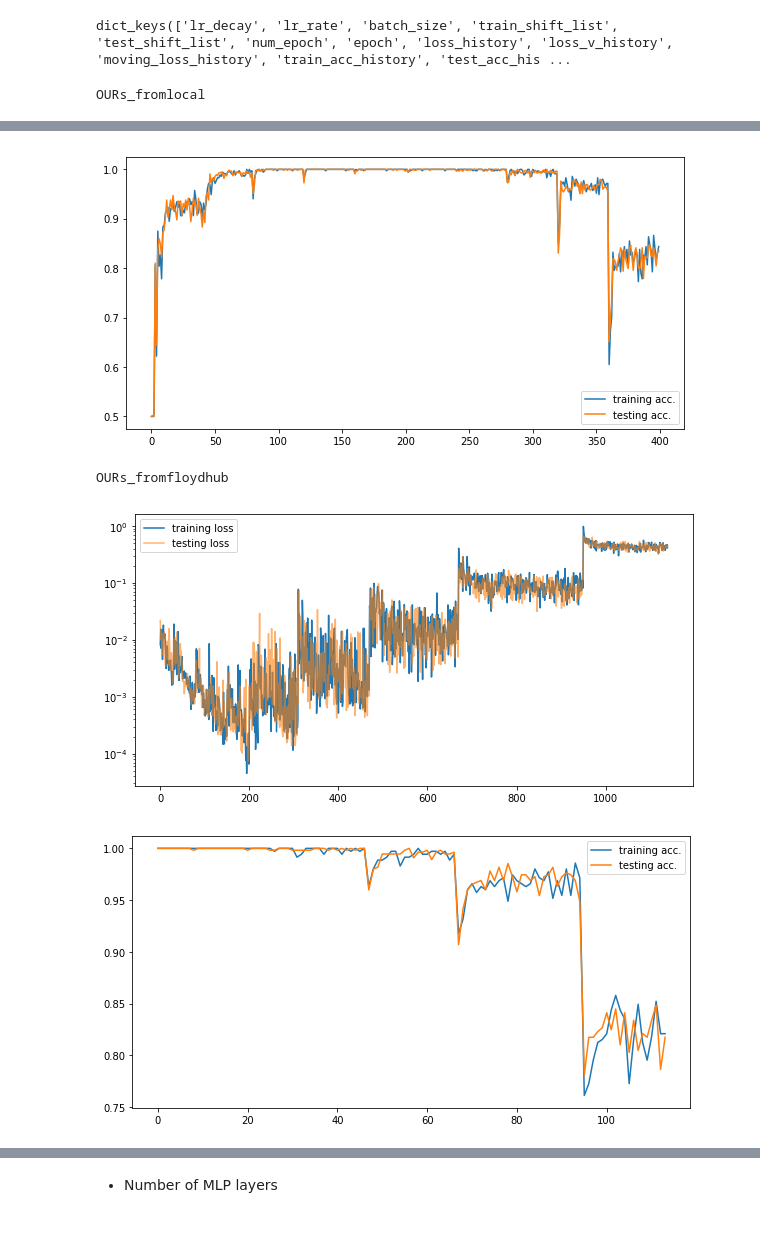
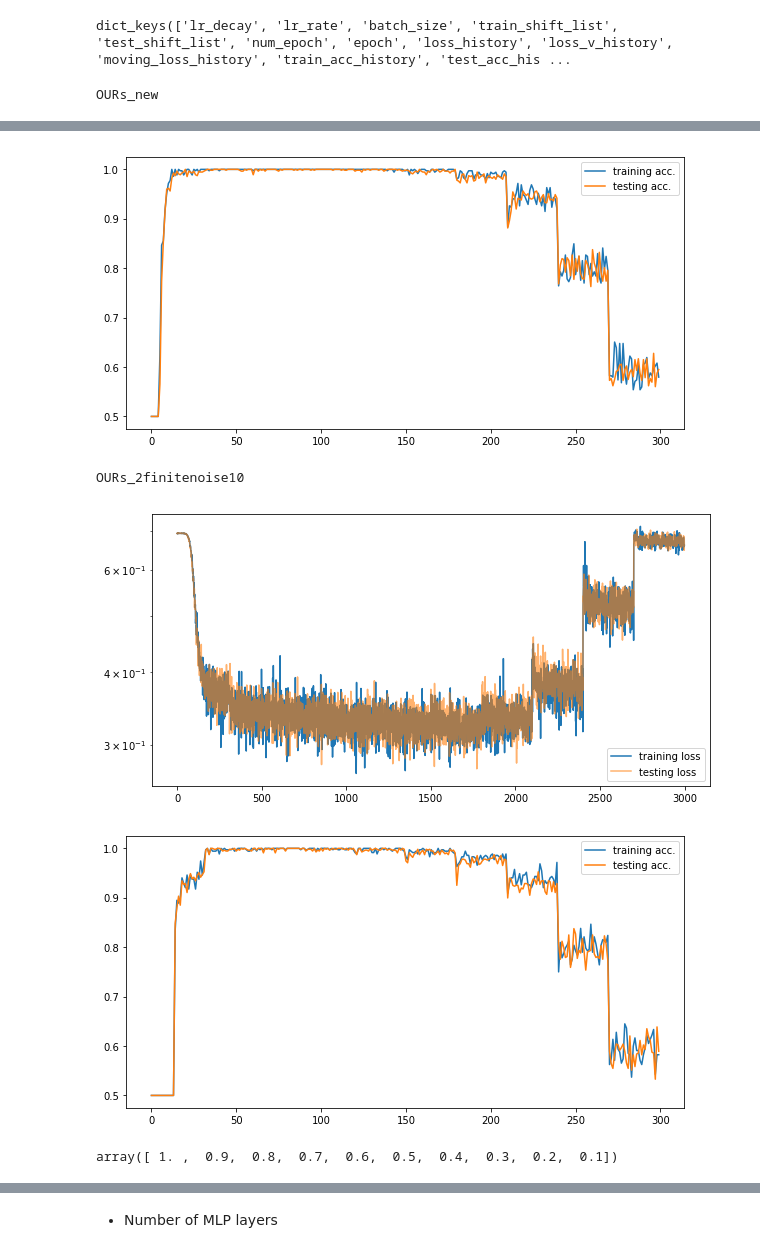
Before and after one commit to iphysresearch/Python4GW, a Jupyter notebook: CNN.ipynb, the cells around one changed output, grey strips where cells are left out. Drawn from its saved outputs; the diff is of its cells as text; code cells hidden in the pictures.

```diff
--- a/CNN.ipynb
+++ b/CNN.ipynb
@@ -541,18 +541,20 @@ AUC_OURs_ft_pool_params.npy AUC_drop_prob.npy
 AUC_PLB.npy
 # %%
 INFO = {}
-nd.load('./pretrained_models/OURs_fromlocal/snr_%s_info.pkl' %1).keys()
+# nd.load('./pretrained_models/OURs_fromlocal/snr_%s_info.pkl' %1).keys()
+nd.load('./pretrained_models/OURs_new/snr_100_info.pkl').keys()
 # %% [output]
 dict_keys(['lr_decay', 'lr_rate', 'batch_size', 'train_shift_list', 'test_shift_list', 'num_epoch', 'epoch', 'loss_history', 'loss_v_history', 'moving_loss_history', 'train_acc_history', 'test_acc_his ...
 # %%
-for model in list(['OURs_fromlocal', 'OURs_fromfloydhub']):
+for model in list(['OURs_new','OURs_2finitenoise10']):
     INFO[model] = {}
     INFO[model]['loss_history'] = []
     INFO[model]['loss_v_history'] = []
     INFO[model]['moving_loss_history'] = []
     INFO[model]['train_acc_history'] = []
     INFO[model]['test_acc_history'] = []
-    for snr in np.arange(1,11,1)[::-1]:
+#     for snr in (np.array([1]+np.arange(5,104,5).tolist()))[::-1]:
+    for snr in [int(x) for x in (np.linspace(0.1, 1, 10)*100)[::-1]]:
         INFO[model]['loss_history'].extend(nd.load('./pretrained_models/%s/snr_%s_info.pkl' %(model, snr))['loss_history'].asnumpy().tolist())
         INFO[model]['loss_v_history'].extend(nd.load('./pretrained_models/%s/snr_%s_info.pkl' %(model, snr))['loss_v_history'].asnumpy().tolist())
         INFO[model]['moving_loss_history'].extend(nd.load('./pretrained_models/%s/snr_%s_info.pkl' %(model, snr))['moving_loss_history'].asnumpy().tolist())
@@ -575,7 +579,7 @@ def PLOT_loss_acc(loss, loss_v, train_acc, test_acc):
 # %%
-for model in list(['OURs_fromlocal', 'OURs_fromfloydhub']):
+for model in list(['OURs_new','OURs_2finitenoise10']):
     print(model)
     PLOT_loss_acc(INFO[model]['loss_history'],INFO[model]['loss_v_history'],
                   INFO[model]['train_acc_history'],INFO[model]['test_acc_history'])
 # %% [output]
-OURs_fromlocal
+OURs_new
@@ -583,4 +587,4 @@ OURs_fromlocal
-[figure, old version]
+[figure, new version]
-OURs_fromfloydhub
+OURs_2finitenoise10
-[figure, old version]
+[figure, new version]
-[figure, old version]
+[figure, new version]
@@ -591 +620,6 @@ AUC_OURs = np.load('./AUC_data/AUC_OURs_fromfloydhub.npy')
+# %%
+AUC_PLB.shape
+(np.array([0.01]+np.arange(0.05,1.04,0.05).tolist()))[::-1][:-1:2]
+# %% [output]
+array([ 1. ,  0.9,  0.8,  0.7,  0.6,  0.5,  0.4,  0.3,  0.2,  0.1])
 # %%
```
Also changed, not shown: parts of 8 cells of this notebook, 45 other files.
